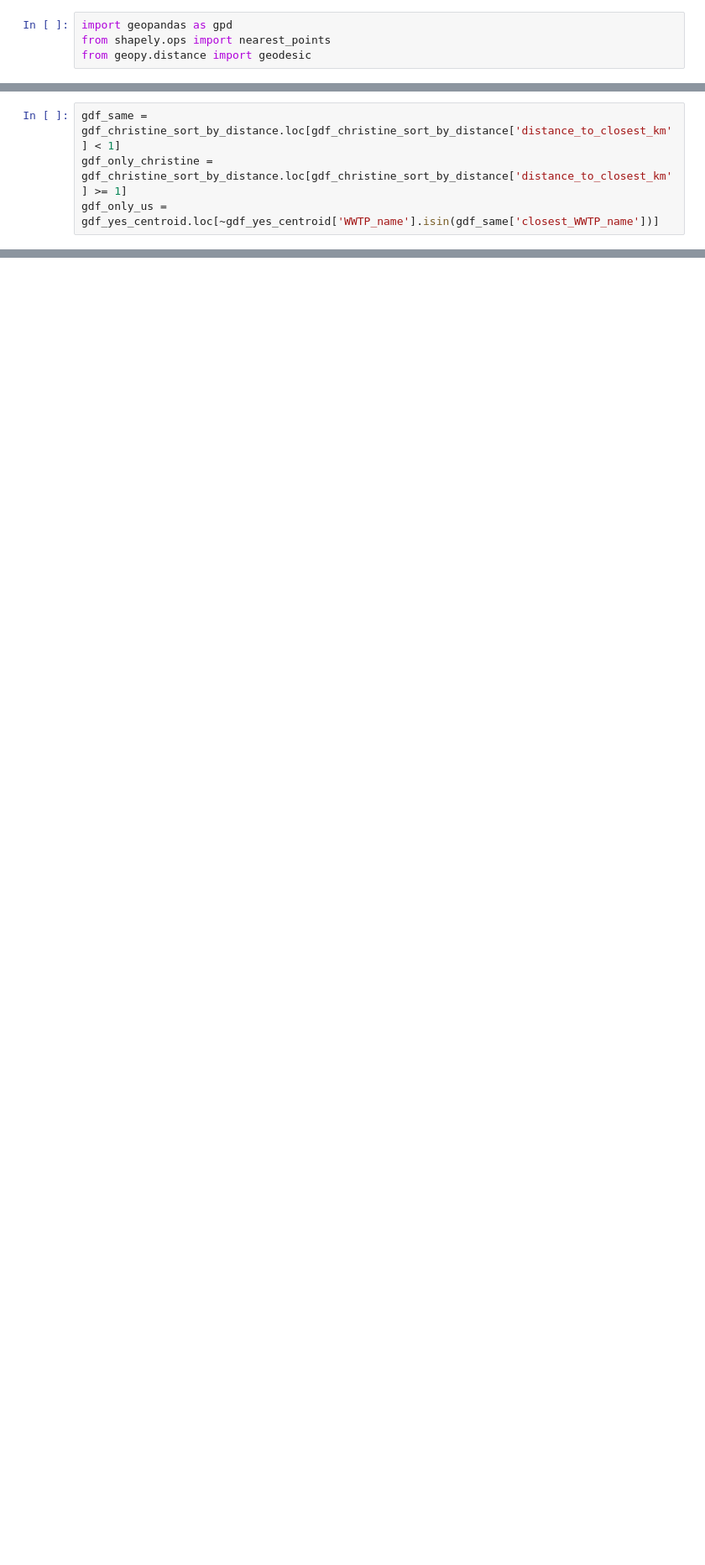
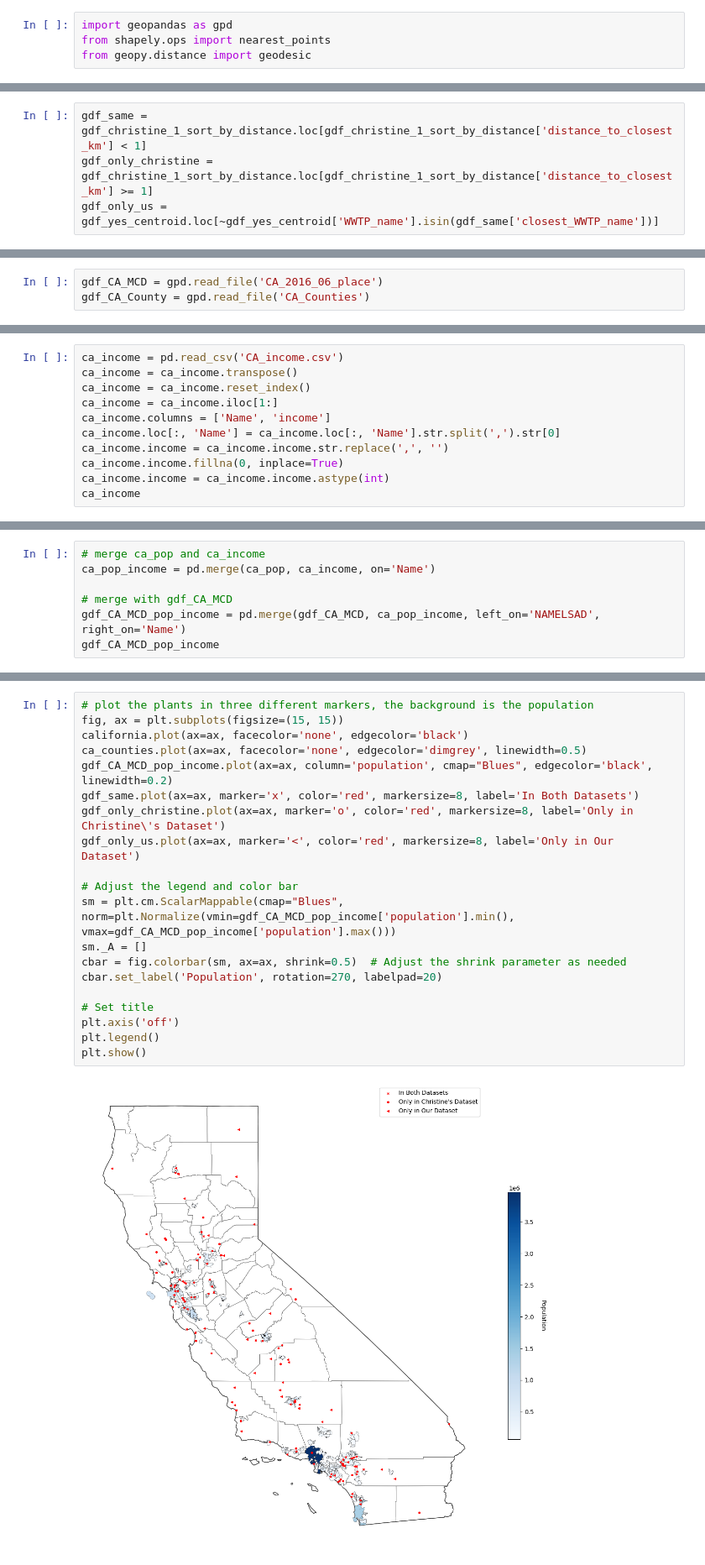
Before and after one commit to Yer1k/solar_wastewater, a Jupyter notebook: 10_code/interactive_graph.ipynb, the cells around one changed output, grey strips where cells are left out. Shown at 84% size. Cells and saved outputs as stored; diff of their text form; blank space fills up the shorter version.

```diff
--- a/10_code/interactive_graph.ipynb
+++ b/10_code/interactive_graph.ipynb
@@ -397,8 +403,8 @@ gdf_christine_sort_by_distance
 | 39 | Kelseyville WWTF (LAKE CO SE REG ... | 38.985539 | -122.626077 | POINT (-122.62608 38.98554) | Oakmont Wastewater Reclamation Fa... | POINT (-122.62510689997471 38.448... | 59.590711 |
 | 40 | HOLTVILLE WWTF | 32.825515 | -115.432584 | POINT (-115.43258 32.82552) | Mid-valley Water Reclamation Plan... | POINT (-116.12348755730392 33.589... | 106.459328 |
 # %%
-gdf_same = gdf_christine_sort_by_distance.loc[gdf_christine_sort_by_distance['distance_to_closest_km'] < 1]
-gdf_only_christine = gdf_christine_sort_by_distance.loc[gdf_christine_sort_by_distance['distance_to_closest_km'] >= 1]
+gdf_same = gdf_christine_1_sort_by_distance.loc[gdf_christine_1_sort_by_distance['distance_to_closest_km'] < 1]
+gdf_only_christine = gdf_christine_1_sort_by_distance.loc[gdf_christine_1_sort_by_distance['distance_to_closest_km'] >= 1]
 gdf_only_us = gdf_yes_centroid.loc[~gdf_yes_centroid['WWTP_name'].isin(gdf_same['closest_WWTP_name'])]
 # %%
 # plot the plants in three different colors
@@ -418,0 +436,3 @@ plt.show()
+# %%
+gdf_CA_MCD = gpd.read_file('CA_2016_06_place')
+gdf_CA_County = gpd.read_file('CA_Counties')
@@ -418,0 +464,11 @@ plt.show()
+# %%
+ca_income = pd.read_csv('CA_income.csv')
+ca_income = ca_income.transpose()
+ca_income = ca_income.reset_index()
+ca_income = ca_income.iloc[1:]
+ca_income.columns = ['Name', 'income']
+ca_income.loc[:, 'Name'] = ca_income.loc[:, 'Name'].str.split(',').str[0]
+ca_income.income = ca_income.income.str.replace(',', '')
+ca_income.income.fillna(0, inplace=True)
+ca_income.income = ca_income.income.astype(int)
+ca_income
@@ -418,0 +489,7 @@ plt.show()
+# %%
+# merge ca_pop and ca_income
+ca_pop_income = pd.merge(ca_pop, ca_income, on='Name')
+
+# merge with gdf_CA_MCD
+gdf_CA_MCD_pop_income = pd.merge(gdf_CA_MCD, ca_pop_income, left_on='NAMELSAD', right_on='Name')
+gdf_CA_MCD_pop_income
@@ -418,0 +516,22 @@ plt.show()
+# %%
+# plot the plants in three different markers, the background is the population
+fig, ax = plt.subplots(figsize=(15, 15))
+california.plot(ax=ax, facecolor='none', edgecolor='black')
+ca_counties.plot(ax=ax, facecolor='none', edgecolor='dimgrey', linewidth=0.5)
+gdf_CA_MCD_pop_income.plot(ax=ax, column='population', cmap="Blues", edgecolor='black', linewidth=0.2)
+gdf_same.plot(ax=ax, marker='x', color='red', markersize=8, label='In Both Datasets')
+gdf_only_christine.plot(ax=ax, marker='o', color='red', markersize=8, label='Only in Christine\'s Dataset')
+gdf_only_us.plot(ax=ax, marker='<', color='red', markersize=8, label='Only in Our Dataset')
+
+# Adjust the legend and color bar
+sm = plt.cm.ScalarMappable(cmap="Blues", norm=plt.Normalize(vmin=gdf_CA_MCD_pop_income['population'].min(), vmax=gdf_CA_MCD_pop_income['population'].max()))
+sm._A = []
+cbar = fig.colorbar(sm, ax=ax, shrink=0.5)  # Adjust the shrink parameter as needed
+cbar.set_label('Population', rotation=270, labelpad=20)
+
+# Set title
+plt.axis('off')
+plt.legend()
+plt.show()
+# %% [output]
+[figure, added]
```
Also changed, not shown: parts of 35 cells of this notebook.
